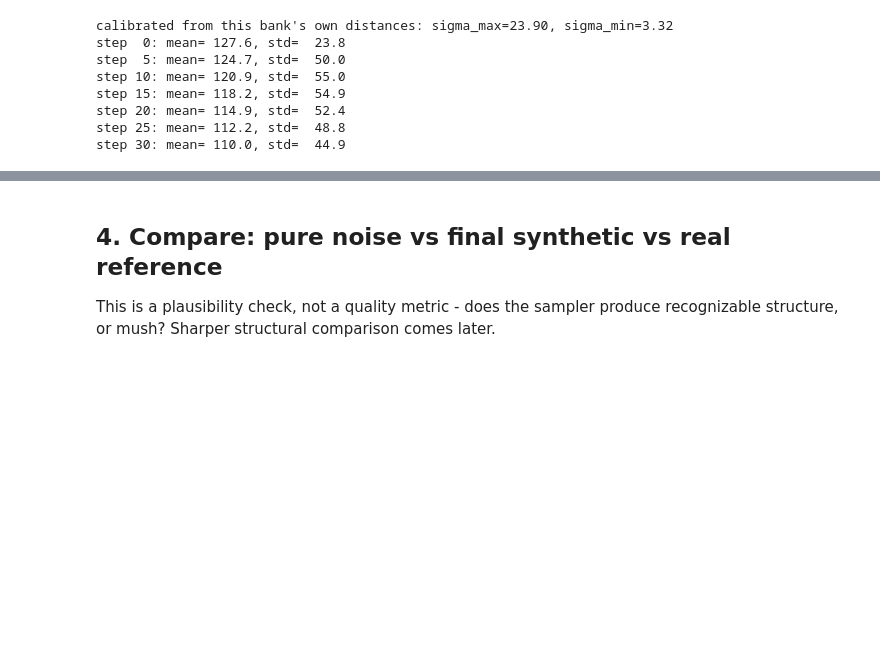
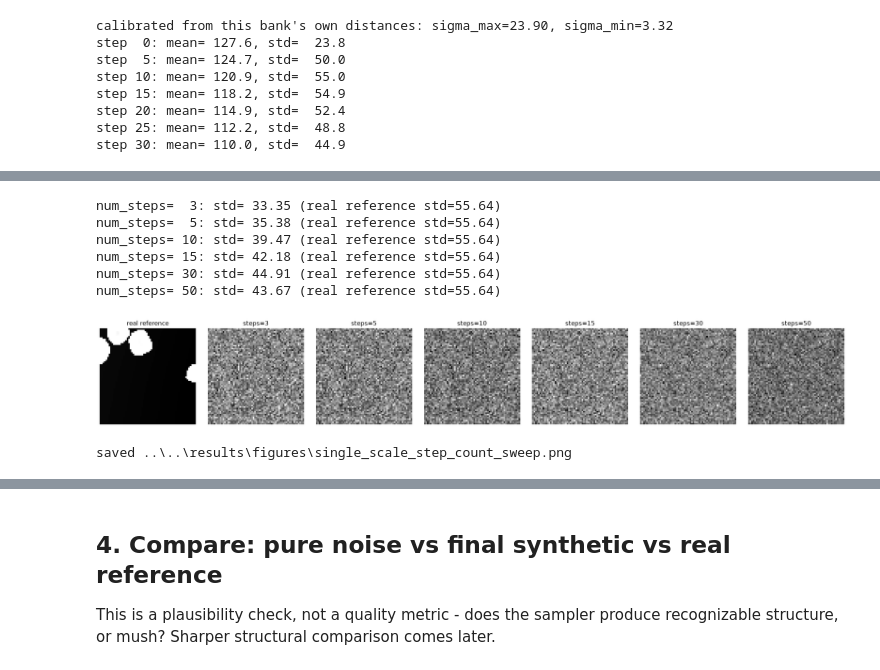
Before and after one commit to Chani-Pappenhaim/AMAT_4_Chana, a Jupyter notebook: notebooks/pipeline/single_scale_sampler_verification.ipynb, the cells around one changed output, grey strips where cells are left out. Saved outputs shown, nothing was run; the diff lists cells and outputs as text; code cells hidden in the pictures; blank space fills up the shorter version.

```diff
--- a/notebooks/pipeline/single_scale_sampler_verification.ipynb
+++ b/notebooks/pipeline/single_scale_sampler_verification.ipynb
@@ -93,0 +101,35 @@ step 30: mean= 110.0, std=  44.9
+# %%
+step_counts = [3, 5, 10, 15, 30, 50]
+step_sweep_results = {}
+for n_steps in step_counts:
+    result, _ = sample_single_scale(
+        shape=clean_ref.shape, patch_bank=bank, patch_size=PATCH_SIZE, stride=STRIDE,
+        num_steps=n_steps, sigma_max=sigma_max, sigma_min=sigma_min, seed=0, step_fraction=0.02,
+    )
+    step_sweep_results[n_steps] = result
+    print(f"num_steps={n_steps:3d}: std={result.std():6.2f} (real reference std={clean_ref.std():.2f})")
+# %% [output]
+num_steps=  3: std= 33.35 (real reference std=55.64)
+num_steps=  5: std= 35.38 (real reference std=55.64)
+num_steps= 10: std= 39.47 (real reference std=55.64)
+num_steps= 15: std= 42.18 (real reference std=55.64)
+num_steps= 30: std= 44.91 (real reference std=55.64)
+num_steps= 50: std= 43.67 (real reference std=55.64)
+# %%
+fig, axes = plt.subplots(1, len(step_counts) + 1, figsize=(3 * (len(step_counts) + 1), 3))
+axes[0].imshow(clean_ref, cmap="gray")
+axes[0].set_title("real reference")
+axes[0].axis("off")
+for ax, n_steps in zip(axes[1:], step_counts):
+    ax.imshow(step_sweep_results[n_steps], cmap="gray")
+    ax.set_title(f"steps={n_steps}")
+    ax.axis("off")
+plt.tight_layout()
+
+fig_path = os.path.join("..", "..", "results", "figures", "single_scale_step_count_sweep.png")
+plt.savefig(fig_path, dpi=100, bbox_inches="tight")
+plt.show()
+print(f"saved {fig_path}")
+# %% [output]
+[figure, added]
+saved ..\..\results\figures\single_scale_step_count_sweep.png
```
Also changed, not shown: parts of 3 cells of this notebook, 24 other files.
